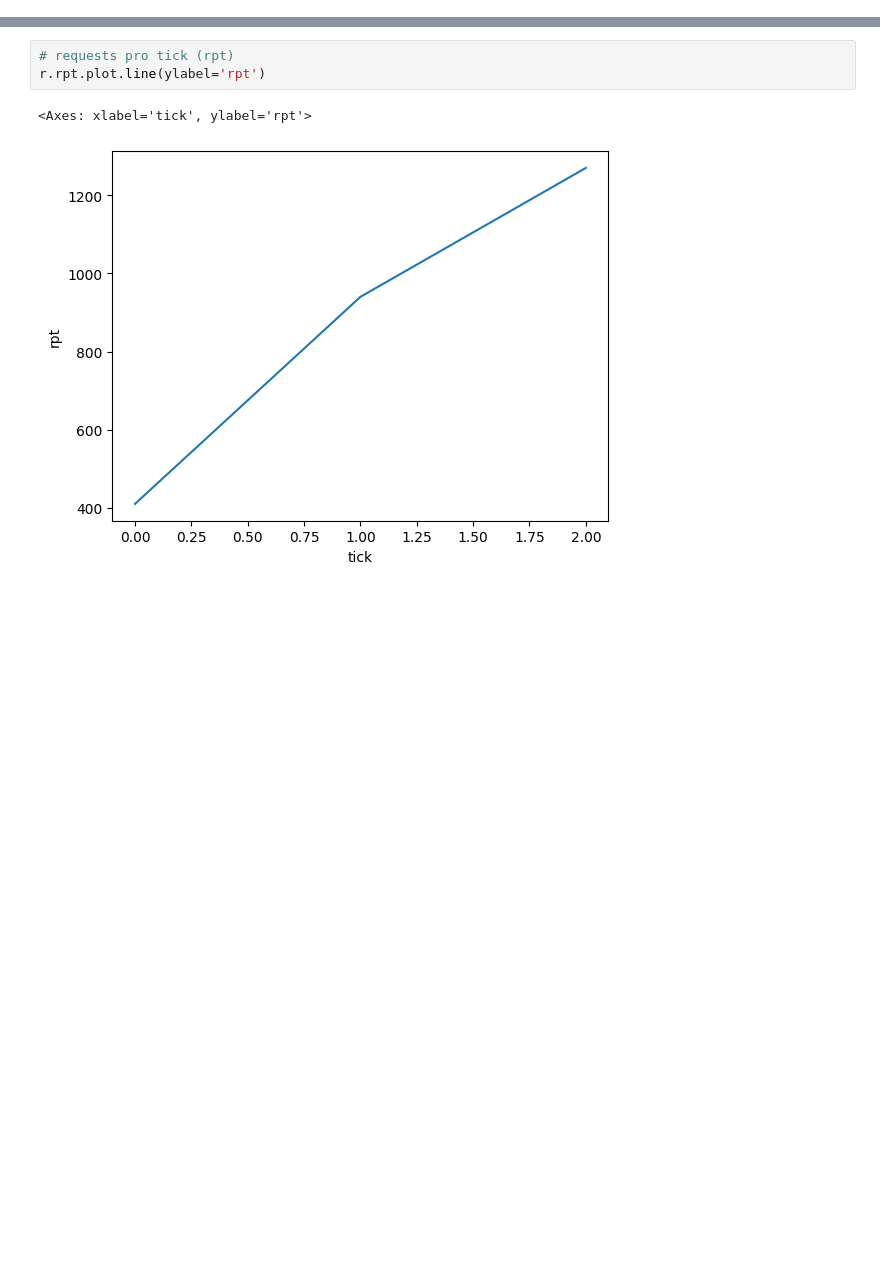
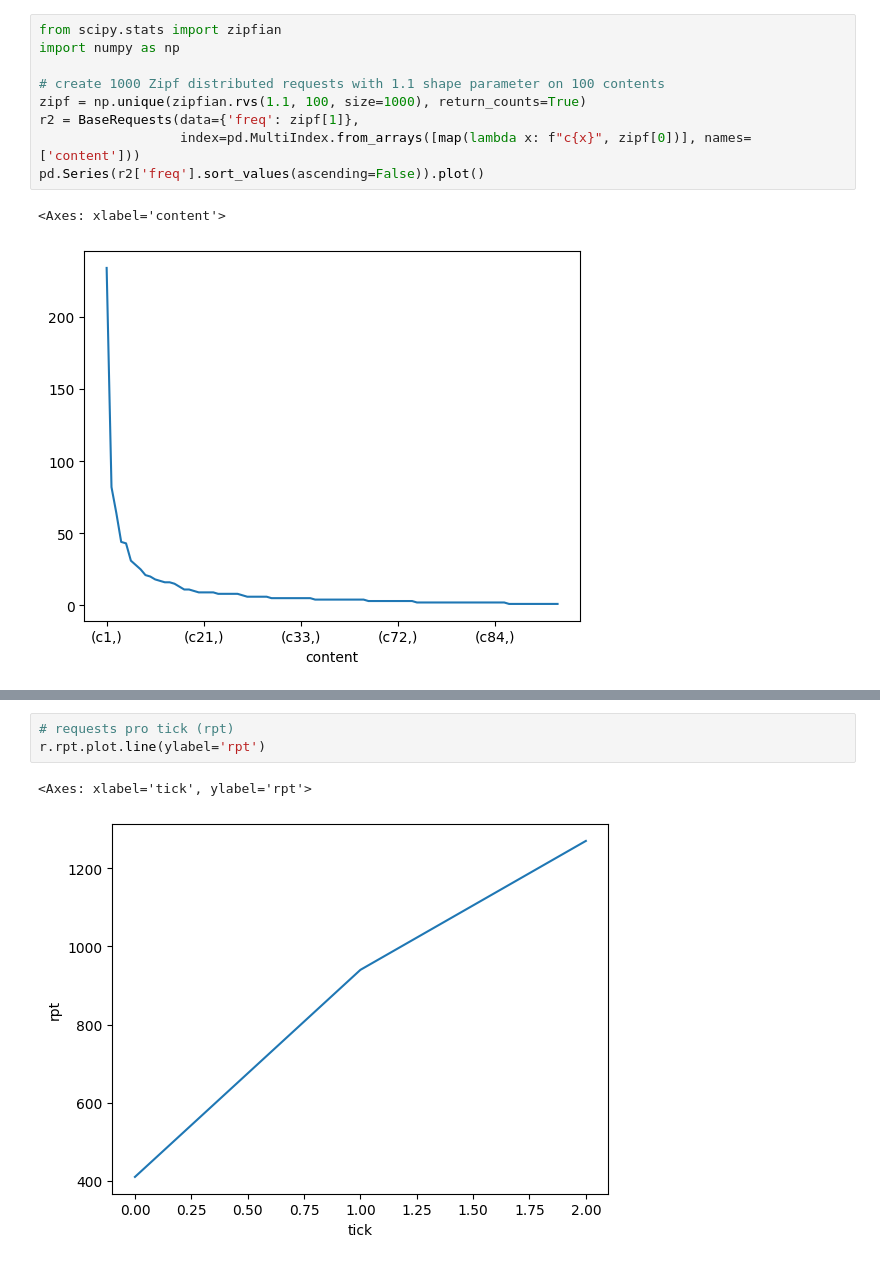
Before and after one commit to jursonovicst/cdnsim, a Jupyter notebook: examples/01-requests/requests.ipynb, the cells around one changed output, grey strips where cells are left out. Saved outputs shown, nothing was run; the diff lists cells and outputs as text; blank space fills up the shorter version.

```diff
--- a/examples/01-requests/requests.ipynb
+++ b/examples/01-requests/requests.ipynb
@@ -13,2 +25,14 @@ TypeError: Series.__init__() got an unexpected keyword argument 'freqs'
+# %%
+from scipy.stats import zipfian
+import numpy as np
+
+# create 1000 Zipf distributed requests with 1.1 shape parameter on 100 contents
+zipf = np.unique(zipfian.rvs(1.1, 100, size=1000), return_counts=True)
+r2 = BaseRequests(data={'freq': zipf[1]},
+                  index=pd.MultiIndex.from_arrays([map(lambda x: f"c{x}", zipf[0])], names=['content']))
+pd.Series(r2['freq'].sort_values(ascending=False)).plot()
+# %% [output]
+<Axes: xlabel='content'>
+[figure, added]
 # %% [markdown]
 ## Methods
```
Also changed, not shown: parts of 16 cells of this notebook, 14 other files.
